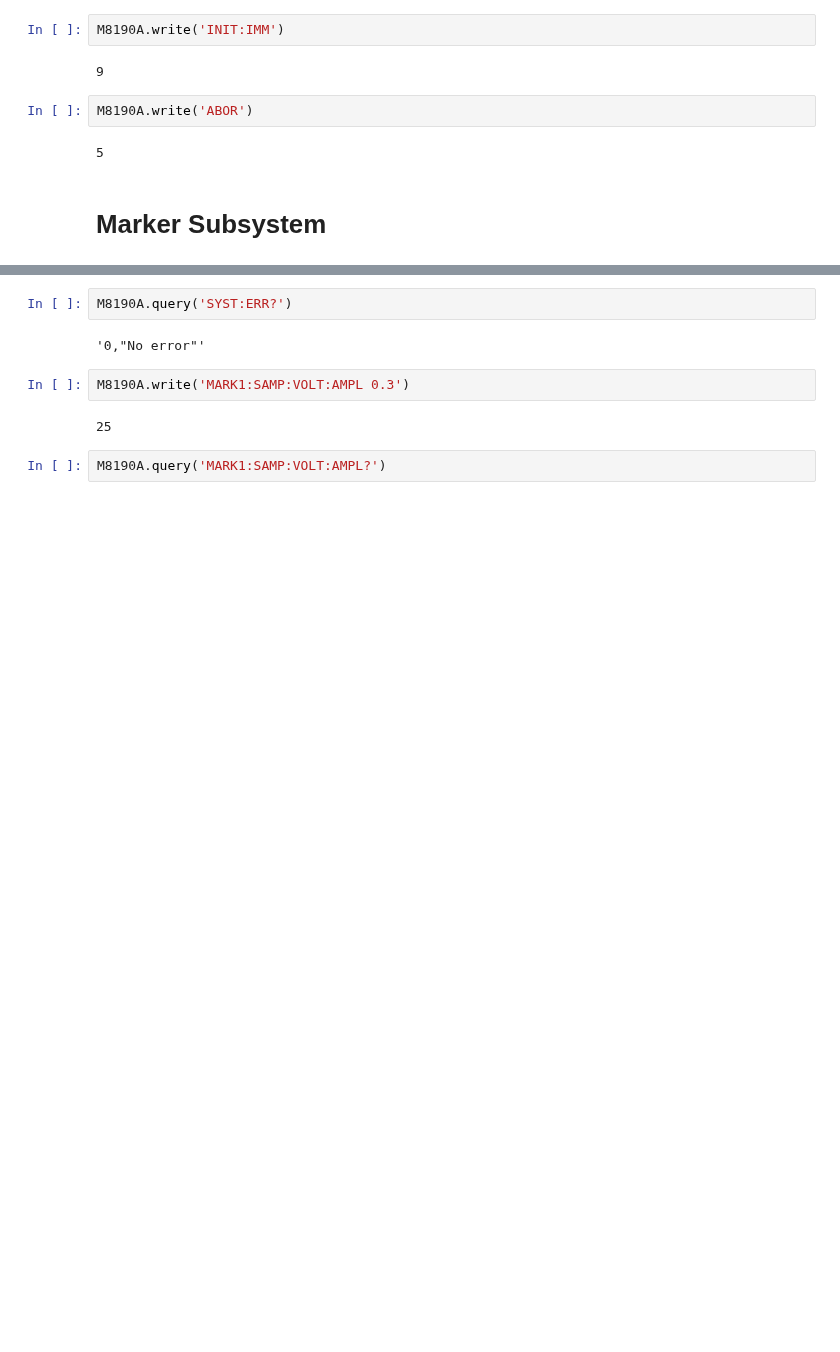
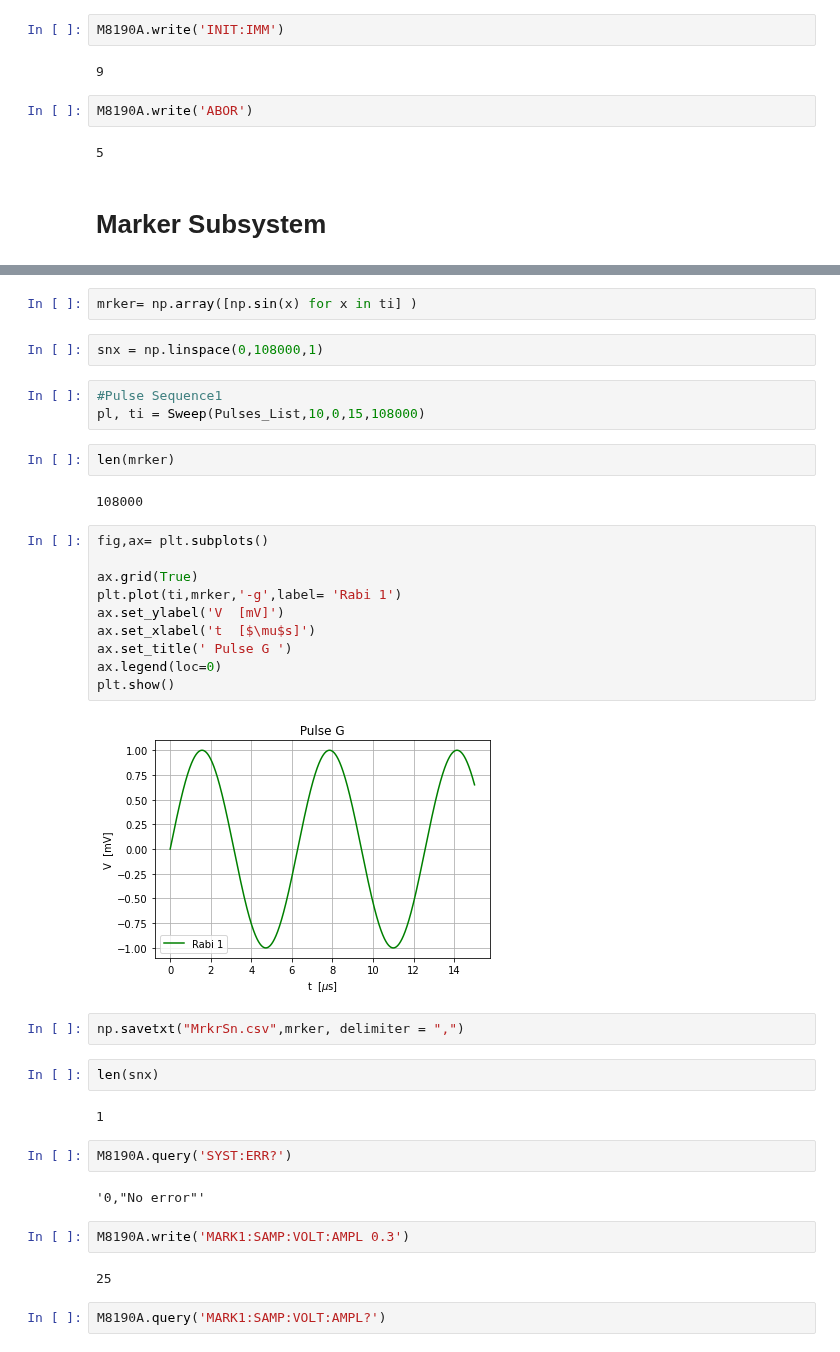
Before and after one commit to Holcan/STM, a Jupyter notebook: M8190/mechanicus.ipynb, the cells around one changed output, grey strips where cells are left out. Cells and saved outputs as stored; diff of their text form; blank space fills up the shorter version.

Commit message:
Marker Channel
Figured out how to communicate with the marker channel, have to make sure this is the intended way and if so, write a program that assigns the marker values automatically.

```diff
--- a/M8190/mechanicus.ipynb
+++ b/M8190/mechanicus.ipynb
@@ -214,3 +227,32 @@ M8190A.write('ABOR')
+# %%
+mrker= np.array([np.sin(x) for x in ti] )
+# %%
+snx = np.linspace(0,108000,1)
+# %%
+#Pulse Sequence1
+pl, ti = Sweep(Pulses_List,10,0,15,108000)
+# %%
+len(mrker)
+# %% [output]
+108000
+# %%
+fig,ax= plt.subplots()
+
+ax.grid(True)
+plt.plot(ti,mrker,'-g',label= 'Rabi 1')
+ax.set_ylabel('V  [mV]')
+ax.set_xlabel('t  [$\mu$s]')
+ax.set_title(' Pulse G ')
+ax.legend(loc=0)
+plt.show()
+# %% [output]
+[figure, added]
+# %%
+np.savetxt("MrkrSn.csv",mrker, delimiter = ",")
+# %%
+len(snx)
+# %% [output]
+1
 # %%
 M8190A.query('SYST:ERR?')
 # %% [output]
```
Also changed, not shown: parts of 2 cells of this notebook, 3 other files.
